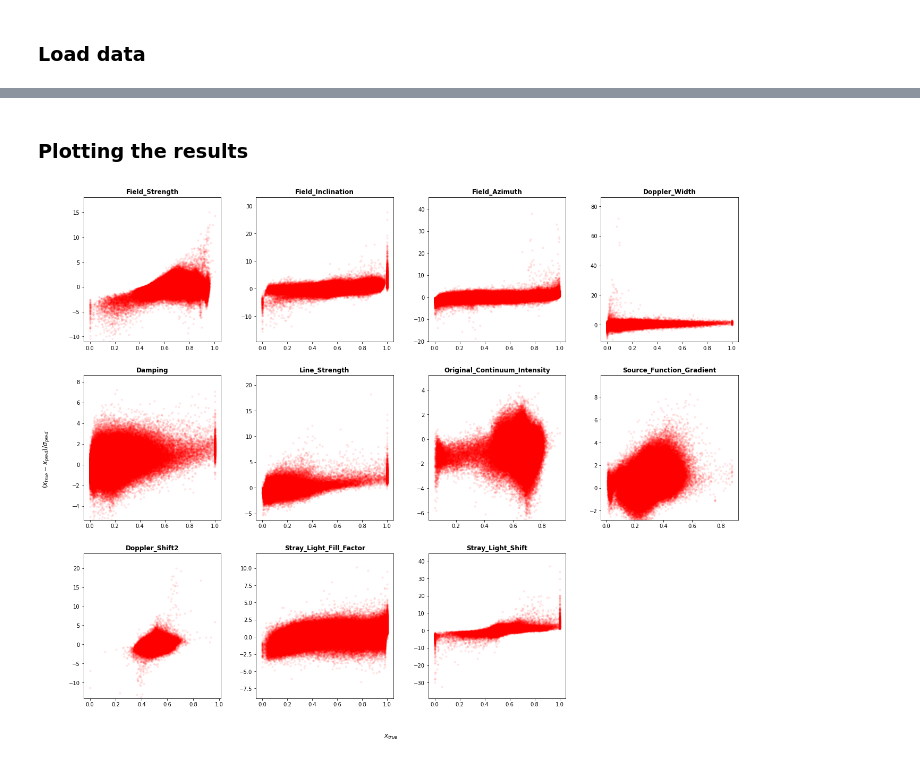
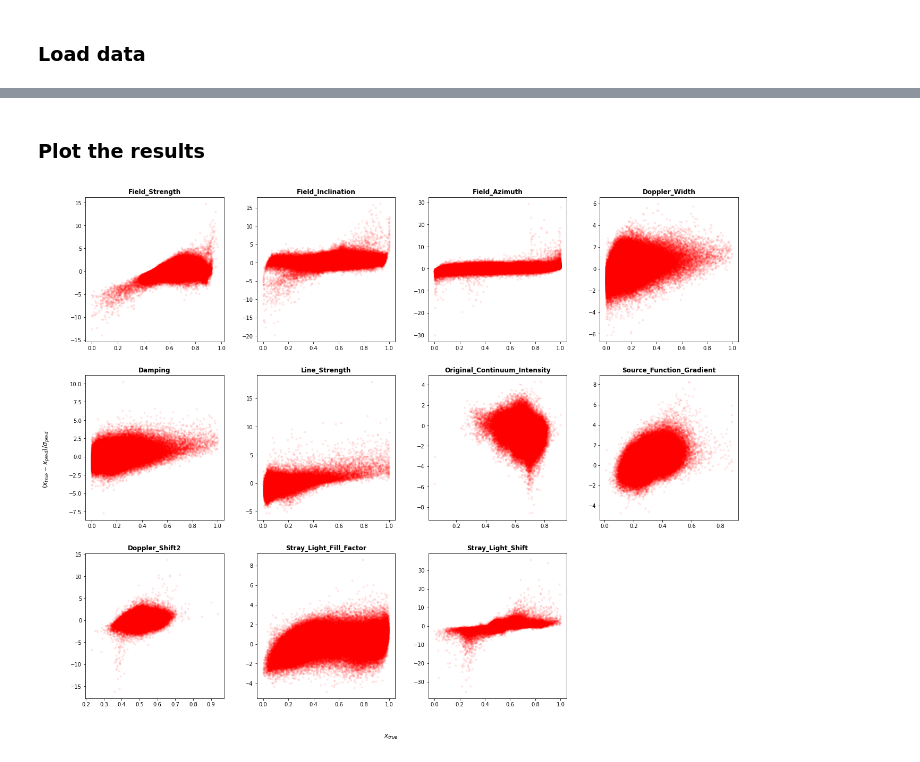
Before and after one commit to hushchyn-mikhail/InverseProblem, a Jupyter notebook: notebooks/param_pred.ipynb, the cells around one changed output, grey strips where cells are left out. Saved outputs shown, nothing was run; the diff lists cells and outputs as text; code cells hidden in the pictures.

Commit message:
Train model on the dataset without outliers at the edges.

```diff
--- a/notebooks/param_pred.ipynb
+++ b/notebooks/param_pred.ipynb
@@ -52,0 +28,6 @@ with open(path_to_json) as f:
+# %%
+refer_path = '../data/reference.fits'
+refer, names = open_param_file(refer_path)
+_, mask = create_mask(refer.reshape(-1, 11))
+masked_refer = np.ma.array(refer.reshape(-1, 11), mask = mask)
+masked_refer = masked_refer.reshape(512, 485, 11)
@@ -52,0 +46,5 @@ with open(path_to_json) as f:
+# %%
+refer_unnorm, _ = open_param_file(refer_path, normalize=False)
+_, mask = create_mask(refer_unnorm.reshape(-1, 11))
+masked_refer_unnorm = np.ma.array(refer_unnorm.reshape(-1, 11), mask = mask)
+masked_refer_unnorm = masked_refer_unnorm.reshape(512, 485, 11)
@@ -123,4 +124,5 @@ Number of training parameters: 641766
 # %%
-full_model.load_model('../models/pi_dist_mlp.pt')
+full_model = Model(hps)
+full_model.load_model('../models/pi_dist_mlp_mask_3.pt')
 # %%
-full_predicted_mu, full_predicted_sigma = full_model.predict_refer('../data/reference.fits')
+full_predicted_mu, full_predicted_sigma = full_model.predict_refer(masked_refer_unnorm)
@@ -159,7 +149,7 @@ plot_params(full_predicted_mu)
 # %% [markdown]
-### Plotting the results
+### Plot the results
 # %%
-plot_2d(names, refer, full_predicted_mu, full_predicted_sigma, 0)
+plot_2d(names, masked_refer, full_predicted_mu, full_predicted_sigma, True,  0)
 # %% [output]
-[figure, old version]
+[figure, new version]
 # %%
```
Also changed, not shown: parts of 27 cells of this notebook, 4 other files.
